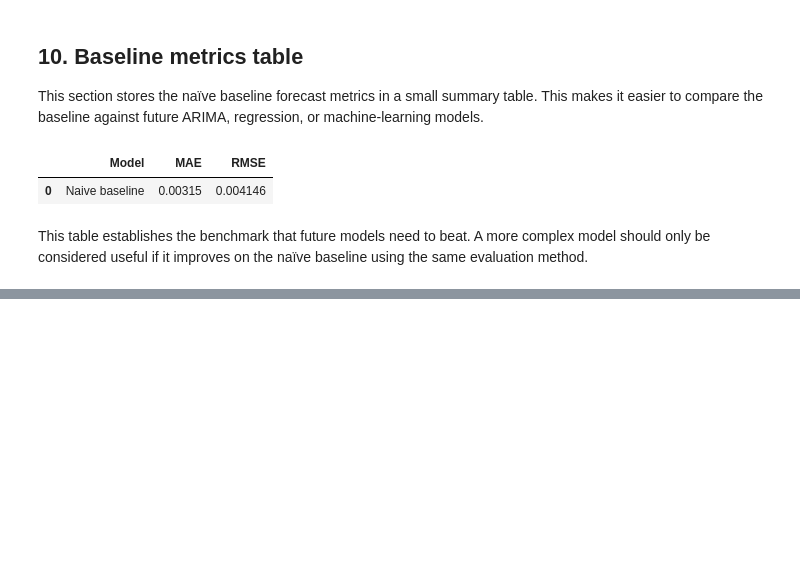
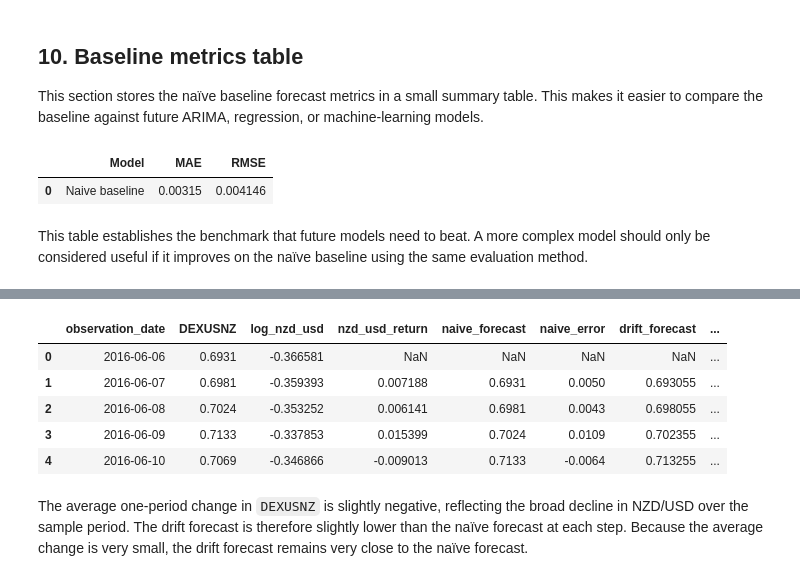
Before and after one commit to MasonW216/NZD-USD-Exchange-Rate-Forecaster, a Jupyter notebook: 02_baseline_forecasting.ipynb, the cells around one changed output, grey strips where cells are left out. Cells and saved outputs as stored; diff of their text form; code cells hidden in the pictures; blank space fills up the shorter version.

```diff
--- a/02_baseline_forecasting.ipynb
+++ b/02_baseline_forecasting.ipynb
@@ -185,0 +209,12 @@ This table establishes the benchmark that future models need to beat. A more com
+# %%
+df['drift_error'] = df.DEXUSNZ - df.drift_forecast
+df.head()
+# %% [output]
+|  | observation_date | DEXUSNZ | log_nzd_usd | nzd_usd_return | naive_forecast | naive_error | drift_forecast | ... |
+| 0 | 2016-06-06 | 0.6931 | -0.366581 | NaN | NaN | NaN | NaN | ... |
+| 1 | 2016-06-07 | 0.6981 | -0.359393 | 0.007188 | 0.6931 | 0.0050 | 0.693055 | ... |
+| 2 | 2016-06-08 | 0.7024 | -0.353252 | 0.006141 | 0.6981 | 0.0043 | 0.698055 | ... |
+| 3 | 2016-06-09 | 0.7133 | -0.337853 | 0.015399 | 0.7024 | 0.0109 | 0.702355 | ... |
+| 4 | 2016-06-10 | 0.7069 | -0.346866 | -0.009013 | 0.7133 | -0.0064 | 0.713255 | ... |
+# %% [markdown]
+The average one-period change in `DEXUSNZ` is slightly negative, reflecting the broad decline in NZD/USD over the sample period. The drift forecast is therefore slightly lower than the naïve forecast at each step. Because the average change is very small, the drift forecast remains very close to the naïve forecast.
```
Also changed, not shown: parts of 12 cells of this notebook.
